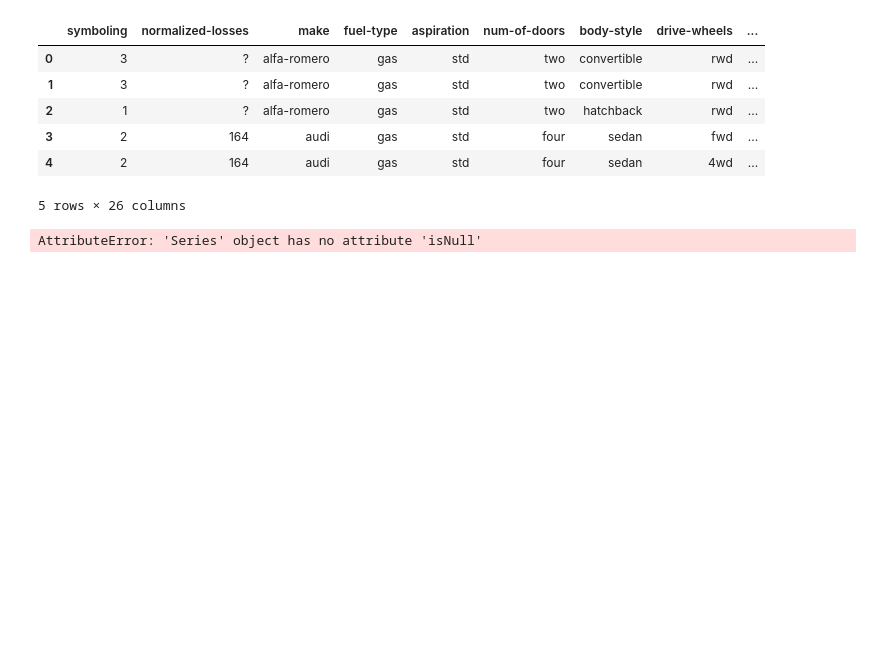
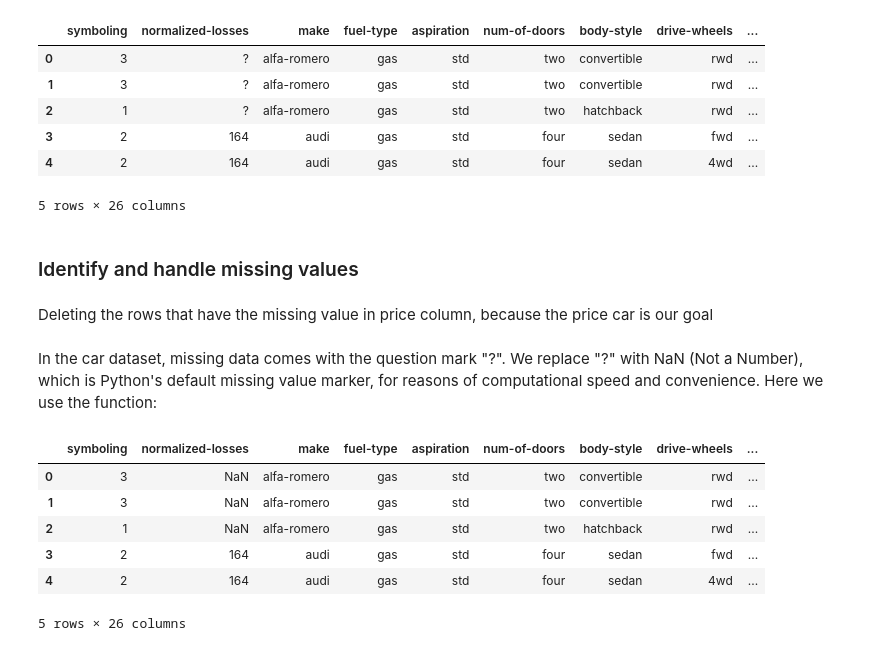
Before and after one commit to essanhaji/car_prices, a Jupyter notebook: main.ipynb, the cells around one changed output. Saved outputs shown, nothing was run; the diff lists cells and outputs as text; code cells hidden in the pictures; blank space fills up the shorter version.

```diff
--- a/main.ipynb
+++ b/main.ipynb
@@ -92,7 +97,7 @@ df.head(5)
 | 3 | 2 | 164 | audi | gas | std | four | sedan | fwd | ... |
 | 4 | 2 | 164 | audi | gas | std | four | sedan | 4wd | ... |
 5 rows × 26 columns
-# %%
-df['price'].isNull()
-# %% [output]
-AttributeError: 'Series' object has no attribute 'isNull'
+# %% [markdown]
+### Identify and handle missing values
+# %% [markdown]
+Deleting the rows that have the missing value in price column, because the price car is our goal
@@ -98,0 +110,13 @@ AttributeError: 'Series' object has no attribute 'isNull'
+# %% [markdown]
+In the car dataset, missing data comes with the question mark "?". We replace "?" with NaN (Not a Number), which is Python's default missing value marker, for reasons of computational speed and convenience. Here we use the function:
+# %%
+df.replace("?", np.nan, inplace = True)
+df.head(5)
+# %% [output]
+|  | symboling | normalized-losses | make | fuel-type | aspiration | num-of-doors | body-style | drive-wheels | ... |
+| 0 | 3 | NaN | alfa-romero | gas | std | two | convertible | rwd | ... |
+| 1 | 3 | NaN | alfa-romero | gas | std | two | convertible | rwd | ... |
+| 2 | 1 | NaN | alfa-romero | gas | std | two | hatchback | rwd | ... |
+| 3 | 2 | 164 | audi | gas | std | four | sedan | fwd | ... |
+| 4 | 2 | 164 | audi | gas | std | four | sedan | 4wd | ... |
+5 rows × 26 columns
```
Also changed, not shown: parts of 40 cells of this notebook.
